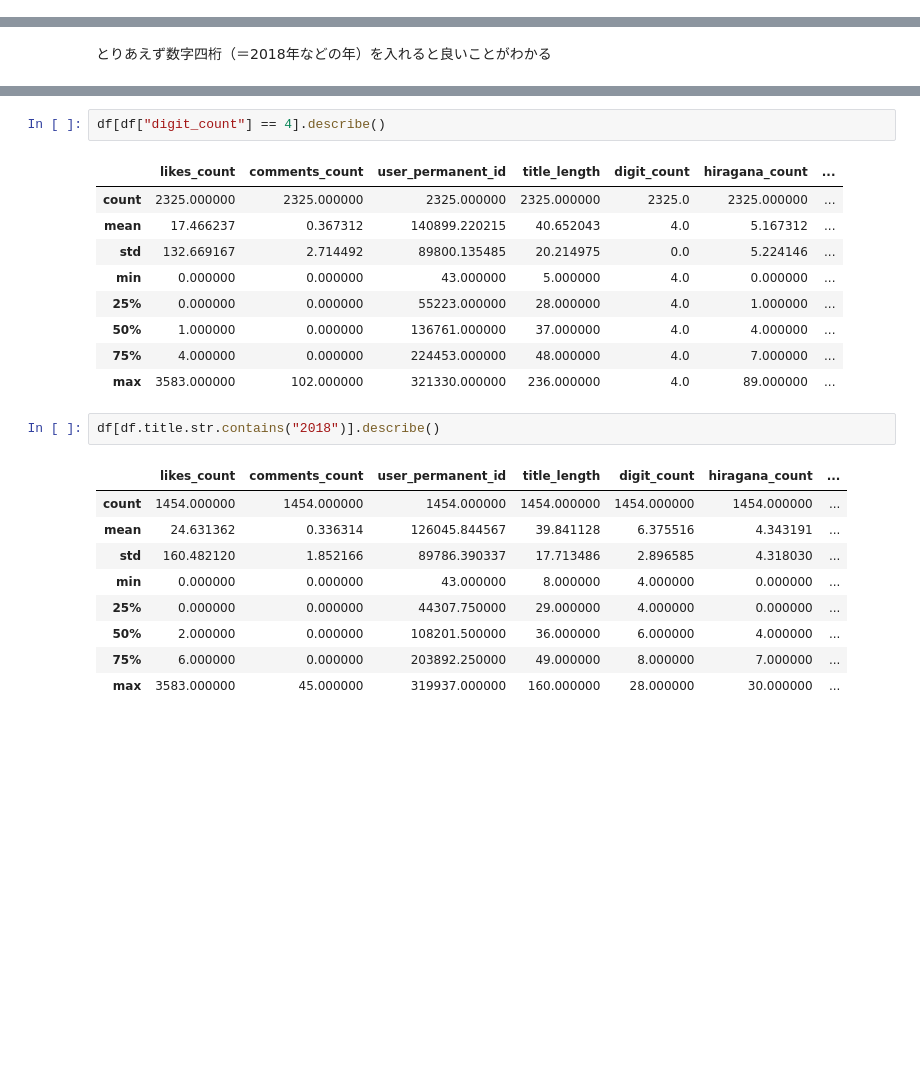
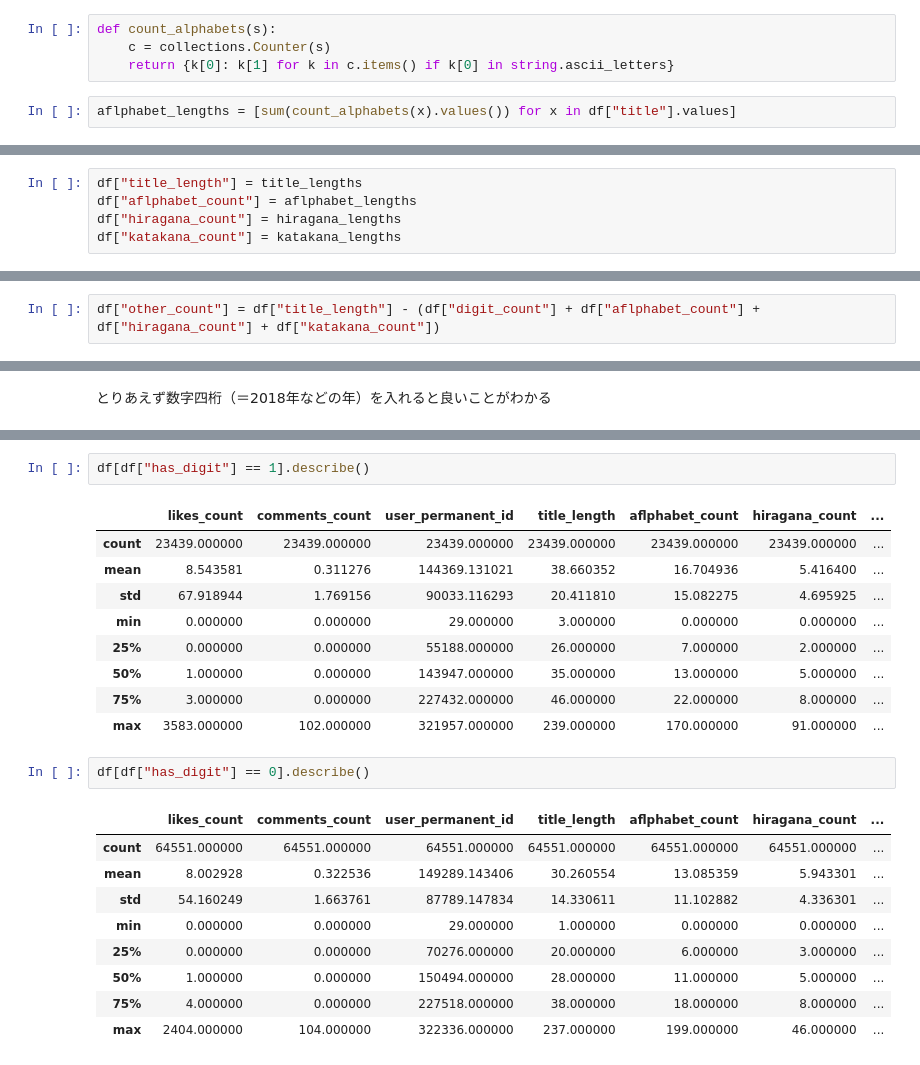
Before and after one commit to yukinagae/qiita_analysis, a Jupyter notebook: バズる記事分析.ipynb, the cells around one changed output, grey strips where cells are left out. Cells and saved outputs as stored; diff of their text form; blank space fills up the shorter version.

```diff
--- a/バズる記事分析.ipynb
+++ b/バズる記事分析.ipynb
@@ -181,3 +215,9 @@ df_with_likes.sort_values(by='likes_count', ascending=False)[[
+# %%
+def count_alphabets(s):
+    c = collections.Counter(s)
+    return {k[0]: k[1] for k in c.items() if k[0] in string.ascii_letters}
+# %%
+aflphabet_lengths = [sum(count_alphabets(x).values()) for x in df["title"].values]
 # %% [markdown]
 半角数字と全角数字をカウント
 # %%
@@ -210,3 +250,8 @@ df.shape, len(title_lengths), len(digit_lengths), len(hiragana_lengths), len(kat
+# %%
+df["title_length"] = title_lengths
+df["aflphabet_count"] = aflphabet_lengths
+df["hiragana_count"] = hiragana_lengths
+df["katakana_count"] = katakana_lengths
 # %%
 df["digit_count"] = digit_lengths
 df["has_digit"] = (df["digit_count"] > 0) * 1
@@ -243,3 +264,5 @@ df.sort_values(by='likes_count', ascending=False)[[
+# %%
+df["other_count"] = df["title_length"] - (df["digit_count"] + df["aflphabet_count"] + df["hiragana_count"] + df["katakana_count"])
 # %% [markdown]
 数字使いすぎているタイトルは削除
 # %%
@@ -302,24 +550,24 @@ pm.summary(trace).sort_values(by='mean', ascending=False)
 # %%
-df[df["digit_count"] == 4].describe()
+df[df["has_digit"] == 1].describe()
 # %% [output]
-|  | likes_count | comments_count | user_permanent_id | title_length | digit_count | hiragana_count | ... |
-| count | 2325.000000 | 2325.000000 | 2325.000000 | 2325.000000 | 2325.0 | 2325.000000 | ... |
-| mean | 17.466237 | 0.367312 | 140899.220215 | 40.652043 | 4.0 | 5.167312 | ... |
-| std | 132.669167 | 2.714492 | 89800.135485 | 20.214975 | 0.0 | 5.224146 | ... |
-| min | 0.000000 | 0.000000 | 43.000000 | 5.000000 | 4.0 | 0.000000 | ... |
-| 25% | 0.000000 | 0.000000 | 55223.000000 | 28.000000 | 4.0 | 1.000000 | ... |
-| 50% | 1.000000 | 0.000000 | 136761.000000 | 37.000000 | 4.0 | 4.000000 | ... |
-| 75% | 4.000000 | 0.000000 | 224453.000000 | 48.000000 | 4.0 | 7.000000 | ... |
-| max | 3583.000000 | 102.000000 | 321330.000000 | 236.000000 | 4.0 | 89.000000 | ... |
+|  | likes_count | comments_count | user_permanent_id | title_length | aflphabet_count | hiragana_count | ... |
+| count | 23439.000000 | 23439.000000 | 23439.000000 | 23439.000000 | 23439.000000 | 23439.000000 | ... |
+| mean | 8.543581 | 0.311276 | 144369.131021 | 38.660352 | 16.704936 | 5.416400 | ... |
+| std | 67.918944 | 1.769156 | 90033.116293 | 20.411810 | 15.082275 | 4.695925 | ... |
+| min | 0.000000 | 0.000000 | 29.000000 | 3.000000 | 0.000000 | 0.000000 | ... |
+| 25% | 0.000000 | 0.000000 | 55188.000000 | 26.000000 | 7.000000 | 2.000000 | ... |
+| 50% | 1.000000 | 0.000000 | 143947.000000 | 35.000000 | 13.000000 | 5.000000 | ... |
+| 75% | 3.000000 | 0.000000 | 227432.000000 | 46.000000 | 22.000000 | 8.000000 | ... |
+| max | 3583.000000 | 102.000000 | 321957.000000 | 239.000000 | 170.000000 | 91.000000 | ... |
 # %%
-df[df.title.str.contains("2018")].describe()
+df[df["has_digit"] == 0].describe()
 # %% [output]
-|  | likes_count | comments_count | user_permanent_id | title_length | digit_count | hiragana_count | ... |
-| count | 1454.000000 | 1454.000000 | 1454.000000 | 1454.000000 | 1454.000000 | 1454.000000 | ... |
-| mean | 24.631362 | 0.336314 | 126045.844567 | 39.841128 | 6.375516 | 4.343191 | ... |
-| std | 160.482120 | 1.852166 | 89786.390337 | 17.713486 | 2.896585 | 4.318030 | ... |
-| min | 0.000000 | 0.000000 | 43.000000 | 8.000000 | 4.000000 | 0.000000 | ... |
-| 25% | 0.000000 | 0.000000 | 44307.750000 | 29.000000 | 4.000000 | 0.000000 | ... |
-| 50% | 2.000000 | 0.000000 | 108201.500000 | 36.000000 | 6.000000 | 4.000000 | ... |
-| 75% | 6.000000 | 0.000000 | 203892.250000 | 49.000000 | 8.000000 | 7.000000 | ... |
-| max | 3583.000000 | 45.000000 | 319937.000000 | 160.000000 | 28.000000 | 30.000000 | ... |
+|  | likes_count | comments_count | user_permanent_id | title_length | aflphabet_count | hiragana_count | ... |
+| count | 64551.000000 | 64551.000000 | 64551.000000 | 64551.000000 | 64551.000000 | 64551.000000 | ... |
+| mean | 8.002928 | 0.322536 | 149289.143406 | 30.260554 | 13.085359 | 5.943301 | ... |
+| std | 54.160249 | 1.663761 | 87789.147834 | 14.330611 | 11.102882 | 4.336301 | ... |
+| min | 0.000000 | 0.000000 | 29.000000 | 1.000000 | 0.000000 | 0.000000 | ... |
+| 25% | 0.000000 | 0.000000 | 70276.000000 | 20.000000 | 6.000000 | 3.000000 | ... |
+| 50% | 1.000000 | 0.000000 | 150494.000000 | 28.000000 | 11.000000 | 5.000000 | ... |
+| 75% | 4.000000 | 0.000000 | 227518.000000 | 38.000000 | 18.000000 | 8.000000 | ... |
+| max | 2404.000000 | 104.000000 | 322336.000000 | 237.000000 | 199.000000 | 46.000000 | ... |
```
Also changed, not shown: parts of 46 cells of this notebook.
